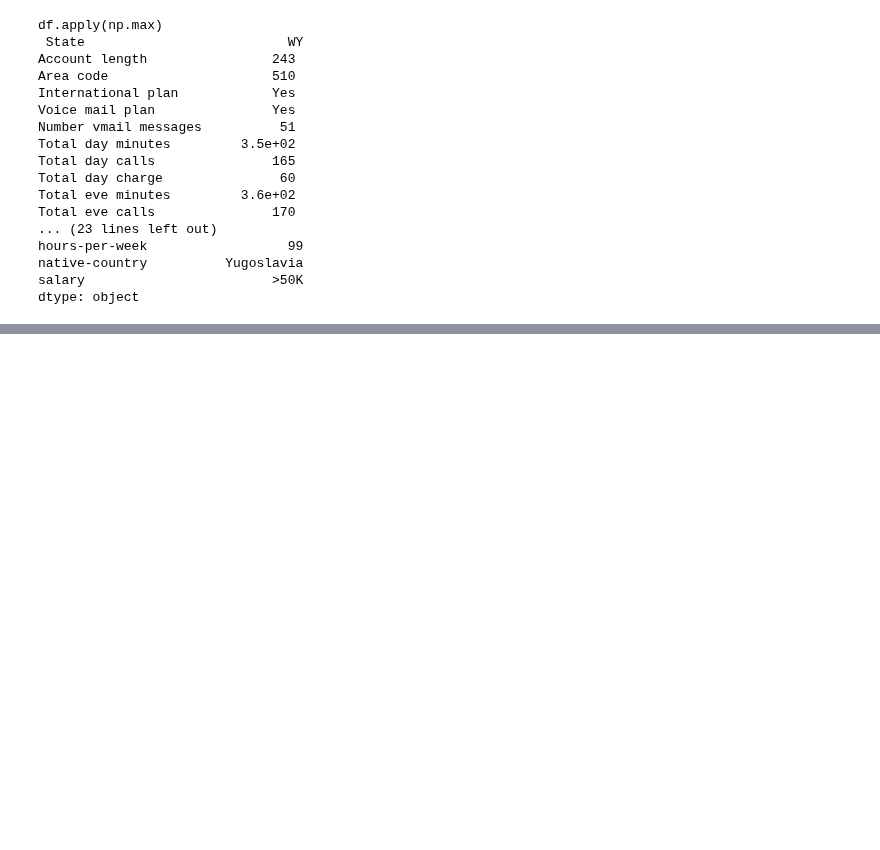
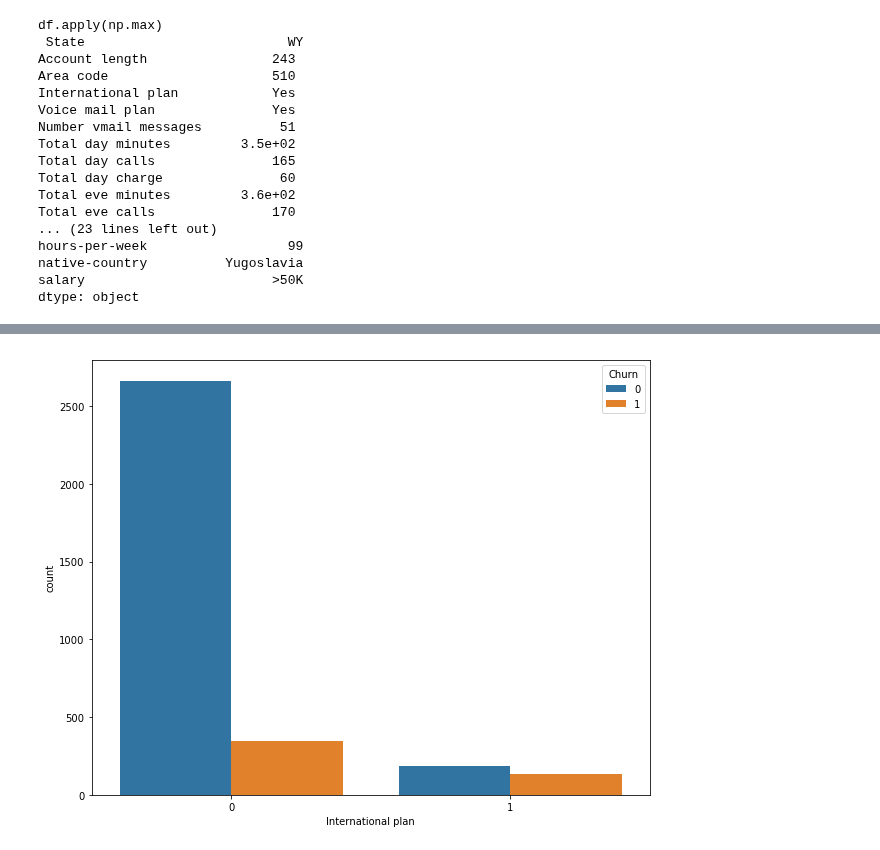
Before and after one commit to kraidiky/mlcourse_open, a Jupyter notebook: jupyter_notebooks/topic01_pandas_data_analysis/MyNotebookCource1.ipynb, the cells around one changed output, grey strips where cells are left out. Saved outputs shown, nothing was run; the diff lists cells and outputs as text; code cells hidden in the pictures; blank space fills up the shorter version.

```diff
--- a/jupyter_notebooks/topic01_pandas_data_analysis/MyNotebookCource1.ipynb
+++ b/jupyter_notebooks/topic01_pandas_data_analysis/MyNotebookCource1.ipynb
@@ -258,0 +251,5 @@ Name: Number vmail messages, dtype: float64
+# %%
+boolMap = {"Yes" : 1, "No" : 0}
+df["International plan"] = df["International plan"].map(boolMap)
+df["Voice mail plan"] = df["Voice mail plan"].map(lambda x : 1 if x == "Yes" else 0)
+df.head()
@@ -258,0 +297,6 @@ Name: Number vmail messages, dtype: float64
+# %%
+# !conda install seaborn # надо дополнительно установить (команда в терминале)
+# чтоб картинки рисовались в тетрадке%matplotlib inline
+import matplotlib.pyplot as plt
+import seaborn as sns
+plt.rcParams['figure.figsize'] = (10, 8)
@@ -258,0 +311,5 @@ Name: Number vmail messages, dtype: float64
+# %%
+sns.countplot(x='International plan', hue='Churn', data=df);
+plt.savefig('int_plan_and_churn.png', dpi=300);
+# %% [output]
+[figure, added]
```
Also changed, not shown: parts of 11 cells of this notebook.
